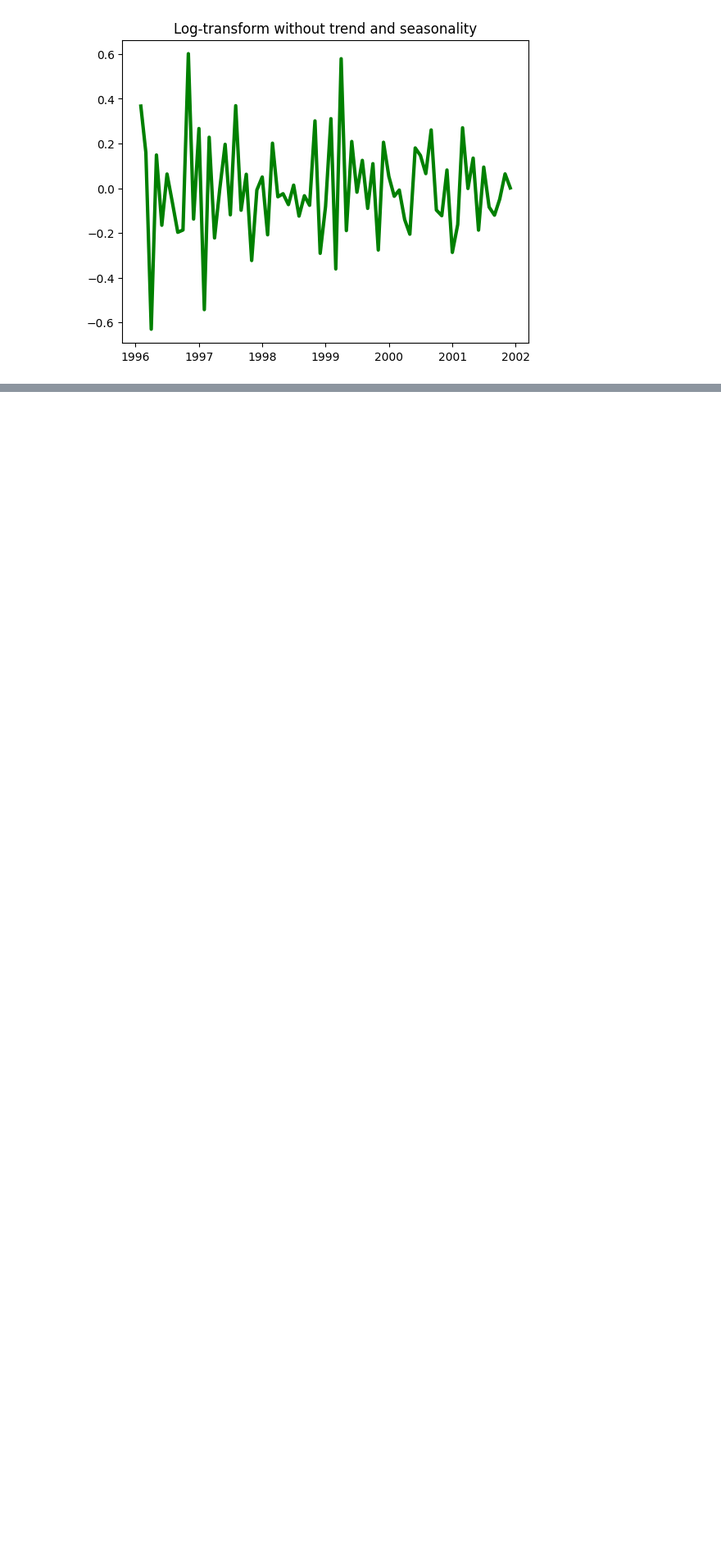
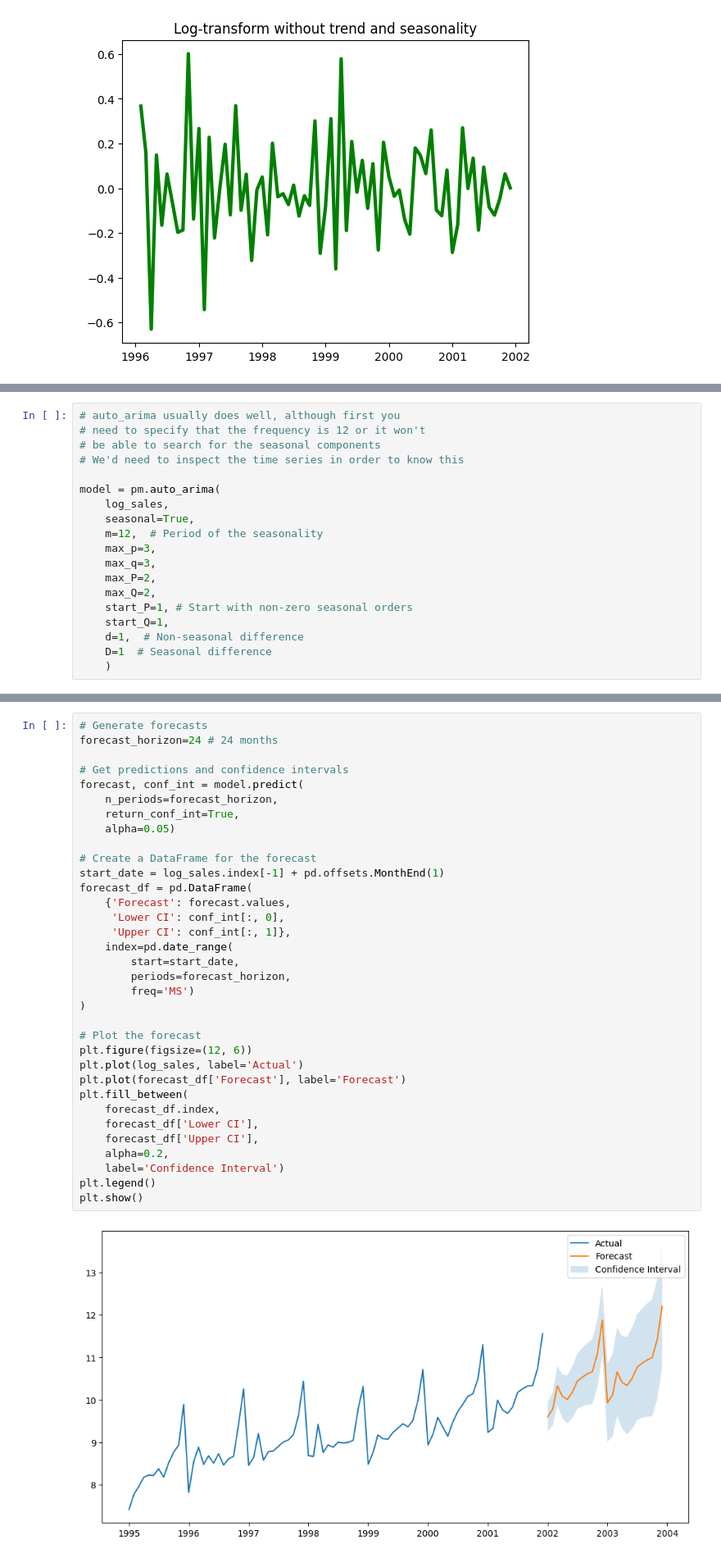
Before and after one commit to lawgorithm/timeseries, a Jupyter notebook: ARIMA/SARIMA_and_Holt_Winters_Examples.ipynb, the cells around one changed output, grey strips where cells are left out. Shown at 82% size. Drawn from its saved outputs; the diff is of its cells as text; blank space fills up the shorter version.

```diff
--- a/ARIMA/SARIMA_and_Holt_Winters_Examples.ipynb
+++ b/ARIMA/SARIMA_and_Holt_Winters_Examples.ipynb
@@ -316,0 +309,19 @@ for ts in ts_arrays:
+# %%
+# auto_arima usually does well, although first you
+# need to specify that the frequency is 12 or it won't
+# be able to search for the seasonal components
+# We'd need to inspect the time series in order to know this
+
+model = pm.auto_arima(
+    log_sales,
+    seasonal=True,
+    m=12,  # Period of the seasonality
+    max_p=3,
+    max_q=3,
+    max_P=2,
+    max_Q=2,
+    start_P=1, # Start with non-zero seasonal orders
+    start_Q=1,
+    d=1,  # Non-seasonal difference
+    D=1  # Seasonal difference
+    )
@@ -316,0 +356,36 @@ for ts in ts_arrays:
+# %%
+# Generate forecasts
+forecast_horizon=24 # 24 months
+
+# Get predictions and confidence intervals
+forecast, conf_int = model.predict(
+    n_periods=forecast_horizon,
+    return_conf_int=True,
+    alpha=0.05)
+
+# Create a DataFrame for the forecast
+start_date = log_sales.index[-1] + pd.offsets.MonthEnd(1)
+forecast_df = pd.DataFrame(
+    {'Forecast': forecast.values,
+     'Lower CI': conf_int[:, 0],
+     'Upper CI': conf_int[:, 1]},
+    index=pd.date_range(
+        start=start_date,
+        periods=forecast_horizon,
+        freq='MS')
+)
+
+# Plot the forecast
+plt.figure(figsize=(12, 6))
+plt.plot(log_sales, label='Actual')
+plt.plot(forecast_df['Forecast'], label='Forecast')
+plt.fill_between(
+    forecast_df.index,
+    forecast_df['Lower CI'],
+    forecast_df['Upper CI'],
+    alpha=0.2,
+    label='Confidence Interval')
+plt.legend()
+plt.show()
+# %% [output]
+[figure, added]
```
Also changed, not shown: parts of 15 cells of this notebook.
